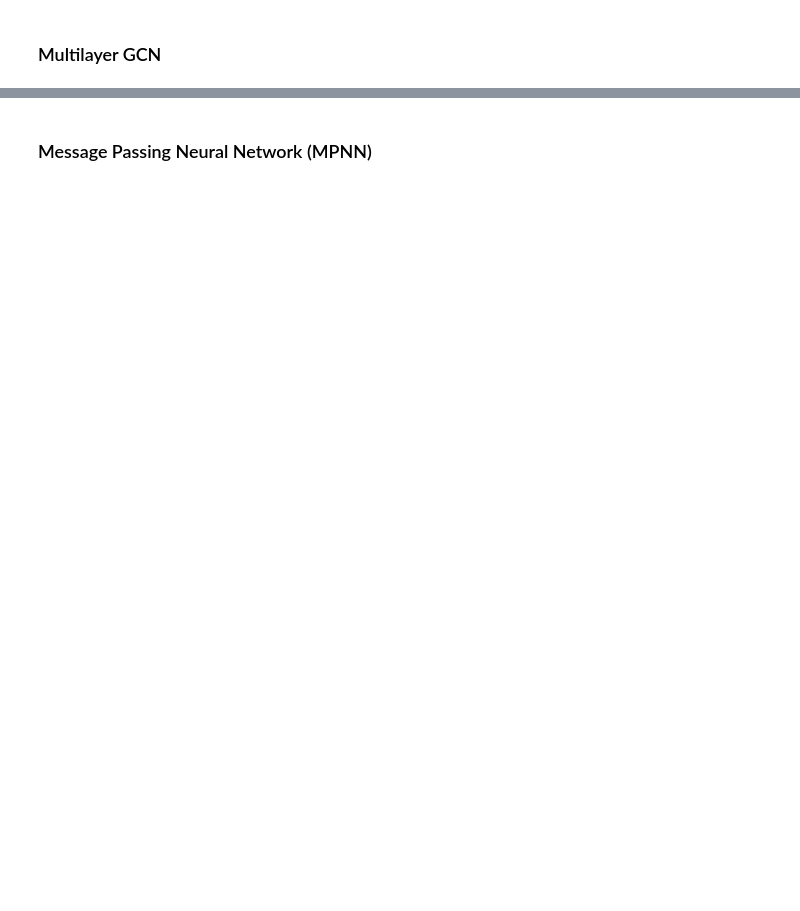
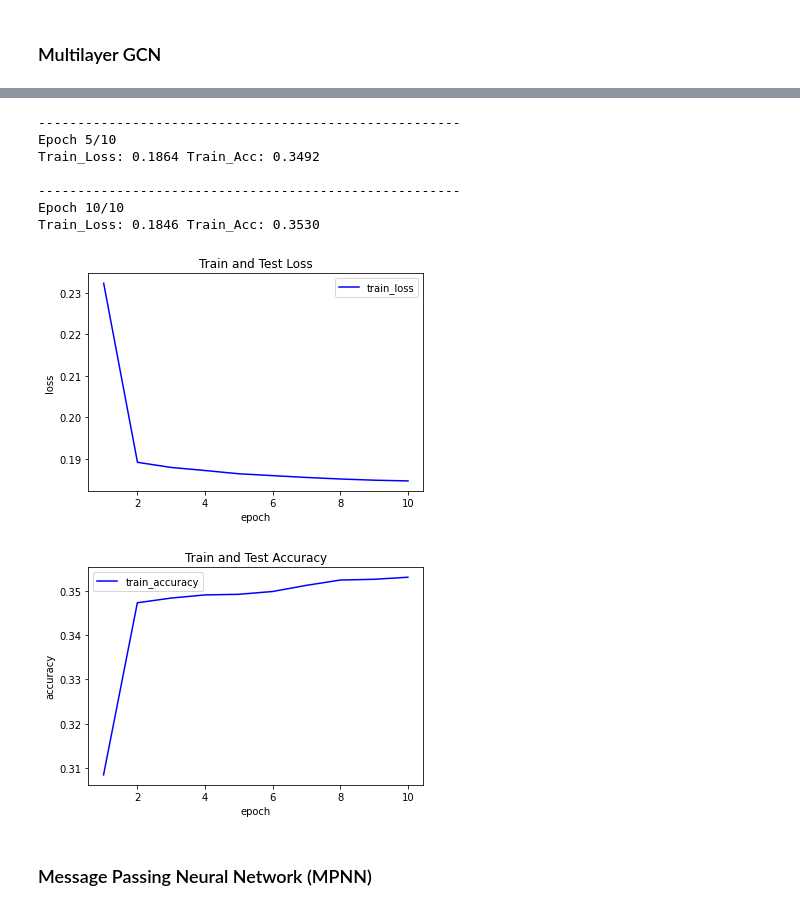
Before and after one commit to Vinnesta/l45-music-gnn, a Jupyter notebook: L45_Mozart_is_a_GNN.ipynb, the cells around one changed output, grey strips where cells are left out. Cells and saved outputs as stored; diff of their text form; code cells hidden in the pictures; blank space fills up the shorter version.

```diff
--- a/L45_Mozart_is_a_GNN.ipynb
+++ b/L45_Mozart_is_a_GNN.ipynb
@@ -928,14 +608,18 @@ class MultiGCN(nn.Module):
 
         # GCN layers
         self.linear1 = nn.Linear(input_dim, hidden_dim)
+        self.linear2 = nn.Linear(hidden_dim, hidden_dim)
         self.gcn_conv1 = GCNConv(hidden_dim,hidden_dim, improved=True)
         self.gcn_conv2 = GCNConv(hidden_dim,hidden_dim, improved=False)
-        self.linear2 = nn.Linear(hidden_dim, output_dim)
+        self.linear3 = nn.Linear(hidden_dim, hidden_dim)
+        self.linear4 = nn.Linear(hidden_dim, output_dim)
 
     def forward(self, x):
-        x = self.linear1(x)
-        x = self.gcn_conv1(x,self.edge_index)
-        x = self.gcn_conv2(x,self.edge_index)
-        x = self.linear2(x)
+        x = F.relu(self.linear1(x))
+        x = F.relu(self.linear2(x))
+        x = F.relu(self.gcn_conv1(x,self.edge_index))
+        x = F.relu(self.gcn_conv2(x,self.edge_index))
+        x = F.relu(self.linear3(x))
+        x = self.linear4(x)
         y_hat = x.squeeze(-1)
         return y_hat
@@ -1037,3 +626,21 @@ Test_Loss: 0.5190 Test_Acc: 0.2440
+# %%
+net = MultiGCN(A, window_size, output_dim=1).to(device)
+pos_weight = torch.ones([new_num_notes]) * 5
+criterion = nn.BCEWithLogitsLoss(pos_weight=pos_weight)
+optimizer = torch.optim.Adam(net.parameters(), lr=0.005)
+epoch = 10
+
+train_eval(net, criterion, optimizer, epoch, train_dataloader, valid_dataloader=None, epochs_to_report=5)
+# %% [output]
+------------------------------------------------------
+Epoch 5/10
+Train_Loss: 0.1864 Train_Acc: 0.3492
+
+------------------------------------------------------
+Epoch 10/10
+Train_Loss: 0.1846 Train_Acc: 0.3530
+[figure, added]
+[figure, added]
 # %% [markdown]
 ### Message Passing Neural Network (MPNN)
 # %%
```
Also changed, not shown: parts of 33 cells of this notebook.
